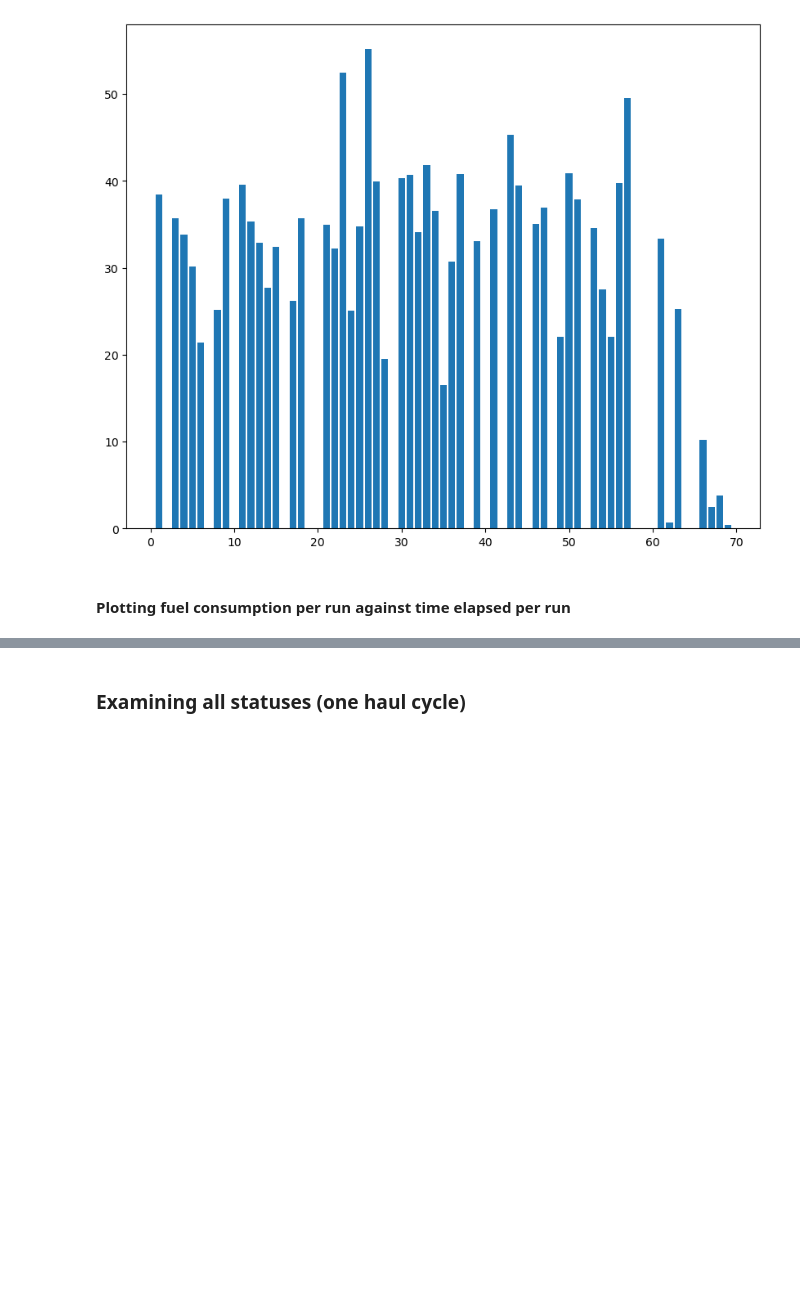
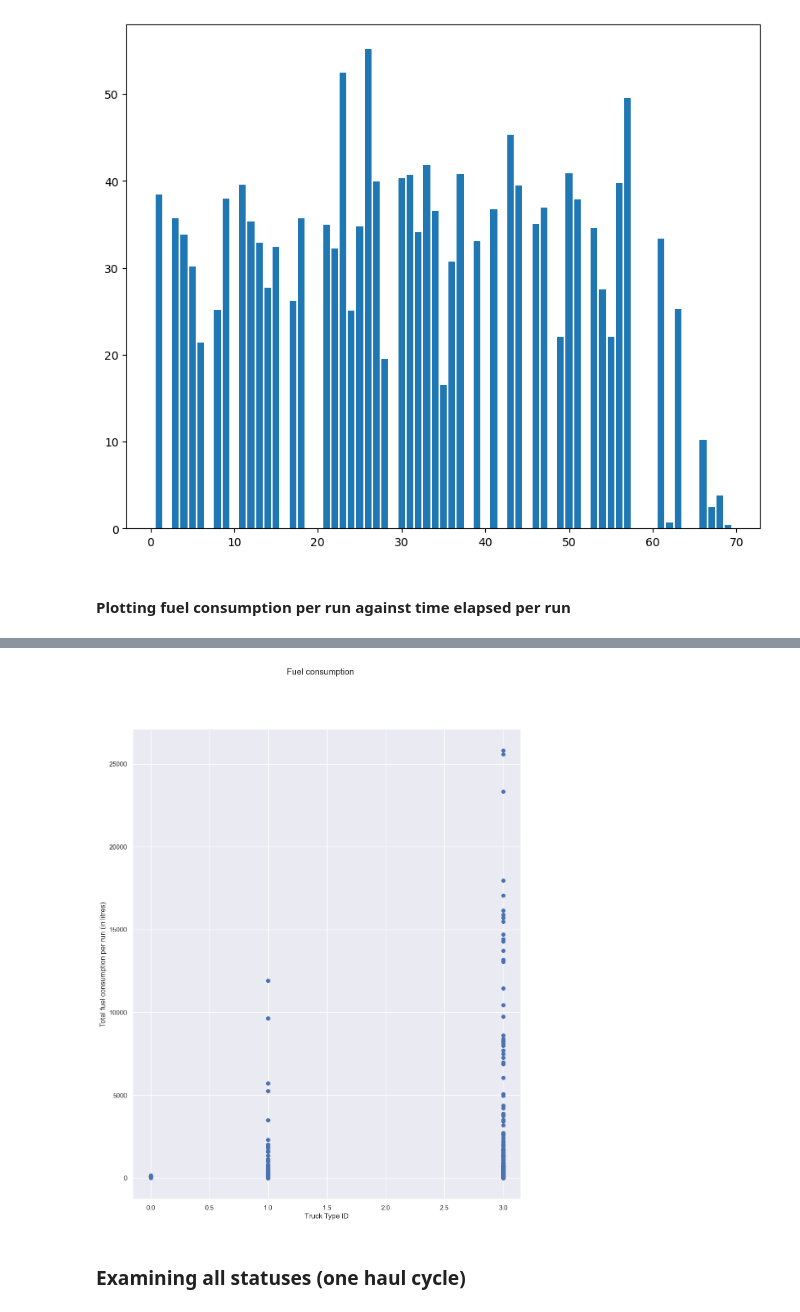
Before and after one commit to baumannkev/QDS_Hacks, a Jupyter notebook: Tracy_QDS_2023.ipynb, the cells around one changed output, grey strips where cells are left out. Cells and saved outputs as stored; diff of their text form; code cells hidden in the pictures; blank space fills up the shorter version.

```diff
--- a/Tracy_QDS_2023.ipynb
+++ b/Tracy_QDS_2023.ipynb
@@ -574,3 +582,12 @@ plt.show()
+# %%
+plt.figure()
+plt.scatter(truck_type_id_for_fuel_consum, fuel_consump_list)
+plt.xlabel('Truck Type ID')
+plt.ylabel('Total fuel consumption per run (in litres)')
+plt.suptitle('Fuel consumption')
+plt.show()
+# %% [output]
+[figure, added]
 # %% [markdown]
 ### Examining all statuses (one haul cycle)
 # %%
```
Also changed, not shown: parts of 3 cells of this notebook, 26 other files.
